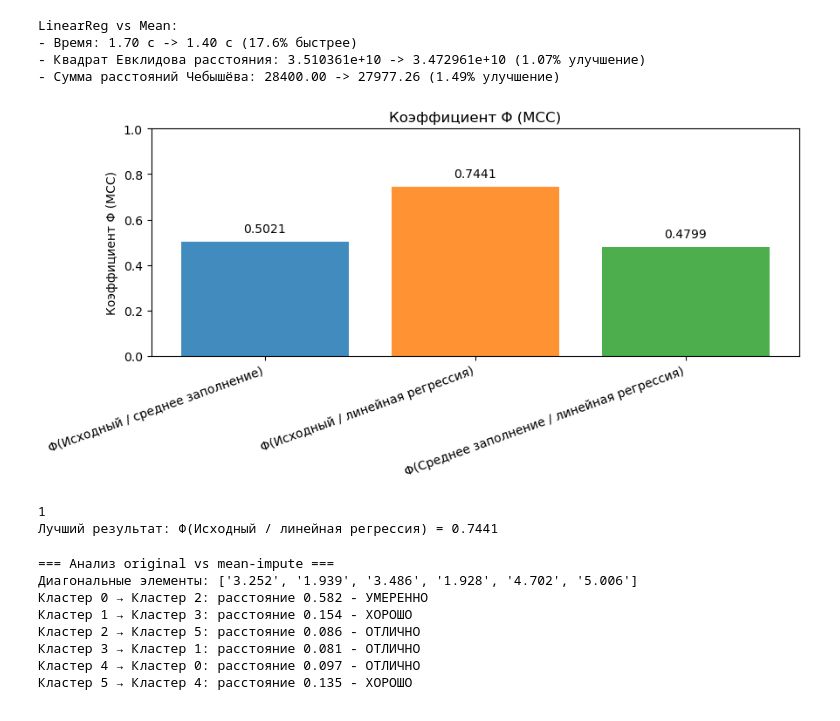
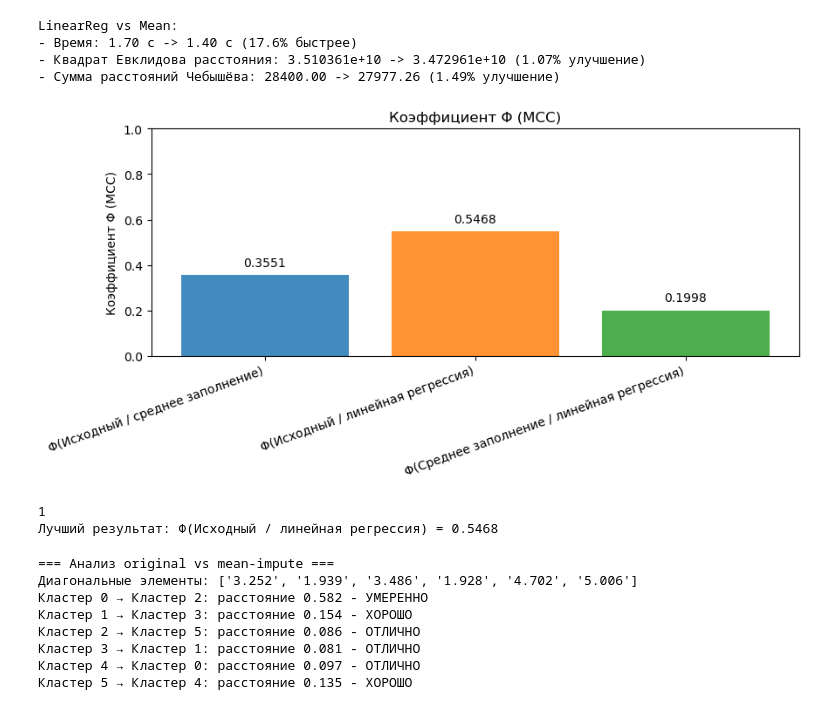
Before and after one commit to pterodactylys/algorithms-and-data-structures, a Jupyter notebook: task_4_dataset_recovery/test_methods/graphs.ipynb, the cells around one changed output. Saved outputs shown, nothing was run; the diff lists cells and outputs as text; code cells hidden in the pictures.

```diff
--- a/task_4_dataset_recovery/test_methods/graphs.ipynb
+++ b/task_4_dataset_recovery/test_methods/graphs.ipynb
@@ -73,37 +73,37 @@ LinearReg vs Mean:
 # %%
 # Визуализация итоговых значений коэффициента Фи (MCC)
 phi_names = [
     "Φ(Исходный / среднее заполнение)",
     "Φ(Исходный / линейная регрессия)",
     "Φ(Среднее заполнение / линейная регрессия)"
 ]
-phi_vals = [0.5021, 0.7441, 0.4799]
+phi_vals = [0.3551, 0.5468, 0.1998]
 
 x = np.arange(len(phi_names))
 colors = ['C0', 'C1', 'C2']
 
 fig, ax = plt.subplots(figsize=(9, 4.5))
 bars = ax.bar(x, phi_vals, color=colors, alpha=0.85)
 ax.set_xticks(x)
 ax.set_xticklabels(phi_names, rotation=20, ha='right')
 ax.set_ylim(0, 1)
 ax.set_ylabel("Коэффициент Φ (MCC)")
 ax.set_title("Коэффициент Φ (MCC)")
 
 for i, v in enumerate(phi_vals):
     ax.text(i, v + 0.03, f"{v:.4f}", ha='center', va='bottom')
 
 plt.tight_layout()
 plt.show()
 
 print(1)
 # Краткое текстовое резюме
 best_idx = int(np.argmax(phi_vals))
 print(f"Лучший результат: {phi_names[best_idx]} = {phi_vals[best_idx]:.4f}")
 # %% [output]
-[figure, old version]
+[figure, new version]
 1
-Лучший результат: Φ(Исходный / линейная регрессия) = 0.7441
+Лучший результат: Φ(Исходный / линейная регрессия) = 0.5468
 # %%
 matrix_1 = [
     [3.25237122, 3.09561413, 0.58248028, 2.57566119, 5.25416093, 3.64918994],
```
Also changed, not shown: 2 other files.
